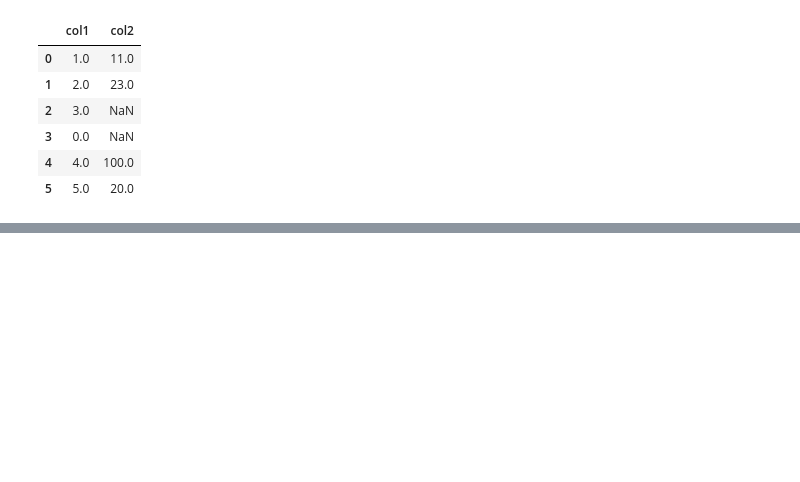
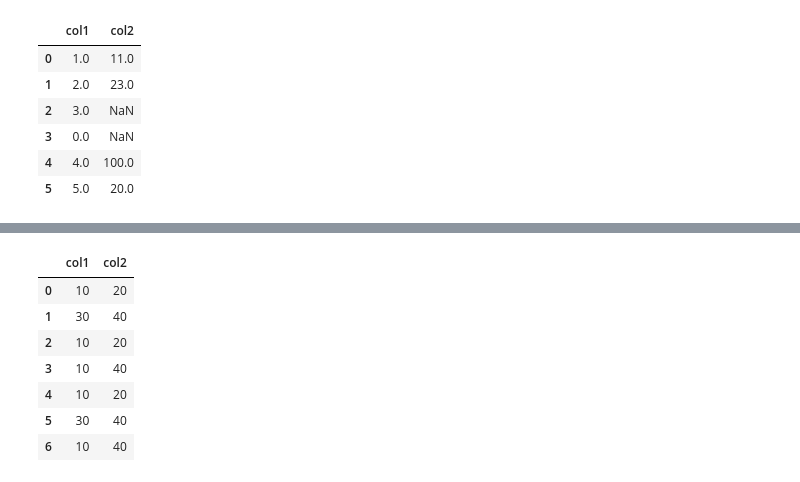
Before and after one commit to Aakashdoraisamy/Core_to_Advanced_Python, a Jupyter notebook: Python_Libraries/pandas/pandas.ipynb, the cells around one changed output, grey strips where cells are left out. Saved outputs shown, nothing was run; the diff lists cells and outputs as text; code cells hidden in the pictures; blank space fills up the shorter version.

```diff
--- a/Python_Libraries/pandas/pandas.ipynb
+++ b/Python_Libraries/pandas/pandas.ipynb
@@ -751,0 +989,11 @@ df.fillna({'col1':0}) #it replace particular coluumn
+# %%
+df
+# %% [output]
+|  | col1 | col2 |
+| 0 | 10 | 20 |
+| 1 | 30 | 40 |
+| 2 | 10 | 20 |
+| 3 | 10 | 40 |
+| 4 | 10 | 20 |
+| 5 | 30 | 40 |
+| 6 | 10 | 40 |
```
Also changed, not shown: parts of 27 cells of this notebook.
